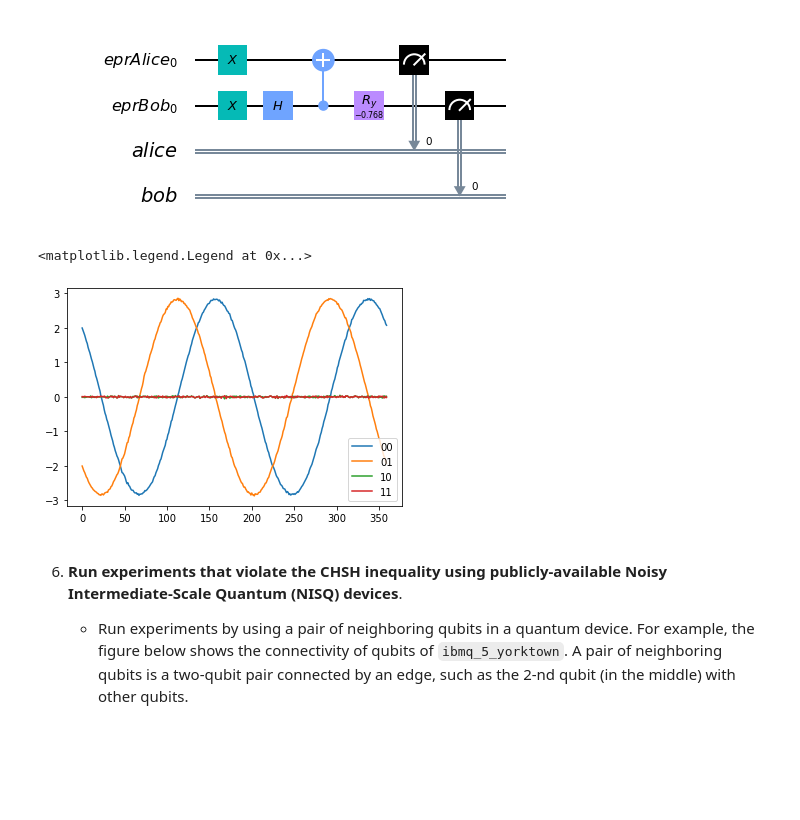
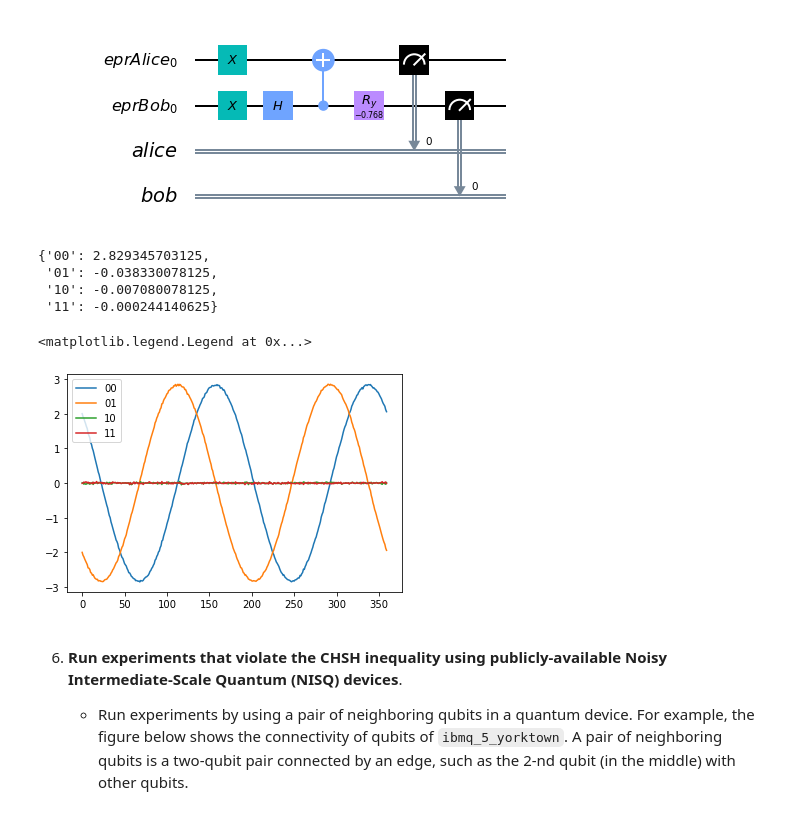
Before and after one commit to ankaisen/quantum-computing, a Jupyter notebook: CHSH_Inequalities.ipynb, the cells around one changed output. Drawn from its saved outputs; the diff is of its cells as text; code cells hidden in the pictures; blank space fills up the shorter version.

```diff
--- a/CHSH_Inequalities.ipynb
+++ b/CHSH_Inequalities.ipynb
@@ -136,38 +136,48 @@ qc.draw(output="mpl")
 # %% [output]
 [figure]
 # %%
-from qiskit.visualization import plot_histogram
-# calculate expected value
-def E(circuit, simulator=Aer.get_backend("qasm_simulator")):
-    shots = 8192
-    job = execute(circuit, simulator, shots=shots)
-    counts = job.result().get_counts()
+# calculate expectation
+def E(shots, counts):
     return sum([np.power(-1, x+y)*counts.get(f"{x} {y}", 0)/shots for x in range(2) for y in range(2)])
 
-p = np.arange(0, 360, 1)
-res_00 = []
-res_01 = []
-res_10 = []
-res_11 = []
-# simulation
-for theta in p:
+# run on theta
+def run(theta, backend=Aer.get_backend("qasm_simulator"), **kwargs):
     Es = {} # expected value
     for alice_choice in range(2):
         for bob_choice in range(2):
-            circuit = make_circuit(alice_choice, bob_choice, math.radians(theta))
-            Es[f"{alice_choice}{bob_choice}"] = E(circuit)
-    res_00.append(Es["01"]+Es["10"]+Es["11"]-Es["00"])
-    res_01.append(Es["00"]+Es["10"]+Es["11"]-Es["01"])
-    res_10.append(Es["01"]+Es["00"]+Es["11"]-Es["10"])
-    res_11.append(Es["01"]+Es["10"]+Es["00"]-Es["11"])
-plt.plot(p, res_00, label="00")
-plt.plot(p, res_01, label="01")
-plt.plot(p, res_10, label="10")
-plt.plot(p, res_11, label="11")
-plt.legend()
+            circuit = make_circuit(alice_choice, bob_choice, theta)
+
+            shots = 8192
+            job = execute(circuit, backend, shots=shots, **kwargs)
+            counts = job.result().get_counts()
+
+            Es[f"{alice_choice}{bob_choice}"] = E(shots, counts)
+
+    res_00 = Es["01"]+Es["10"]+Es["11"]-Es["00"]
+    res_01 = Es["00"]+Es["10"]+Es["11"]-Es["01"]
+    res_10 = Es["01"]+Es["00"]+Es["11"]-Es["10"]
+    res_11 = Es["01"]+Es["10"]+Es["00"]-Es["11"]
+    return {"00": res_00, "01": res_01, "10": res_10, "11": res_11}
-# %% [output]
-<matplotlib.legend.Legend at 0x...>
-[figure, removed]
+# %%
+run(7/8*np.pi)
+# %% [output]
+{'00': 2.829345703125,
+ '01': -0.038330078125,
+ '10': -0.007080078125,
+ '11': -0.000244140625}
+# %%
+import matplotlib.pyplot as plt
+# simulation
+p = np.arange(0, 360, 1)
+all_four_results = []
+for theta in p:
+    all_four_results.append(run(math.radians(theta)))
+for minus_comp in ["00", "01", "10", "11"]:
+    plt.plot(p, list(map(lambda t: t[minus_comp], all_four_results)), label=minus_comp)
+plt.legend()
+# %% [output]
+<matplotlib.legend.Legend at 0x...>
+[figure, added]
 # %% [markdown]
 6. **Run experiments that violate the CHSH inequality using publicly-available Noisy Intermediate-Scale Quantum (NISQ) devices**.
     + Run experiments by using a pair of neighboring qubits in a quantum device. For example, the figure below shows the connectivity of qubits of `ibmq_5_yorktown`. A pair of neighboring qubits is a two-qubit pair connected by an edge, such as the 2-nd qubit (in the middle) with other qubits.
```
Also changed, not shown: parts of 9 cells of this notebook.
